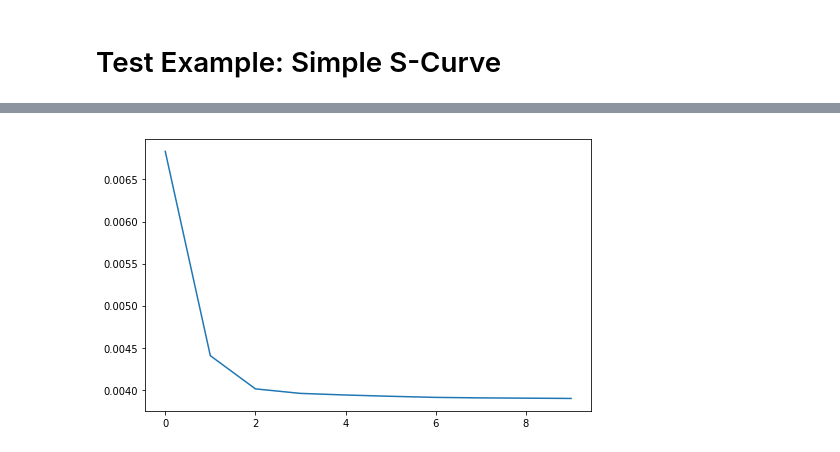
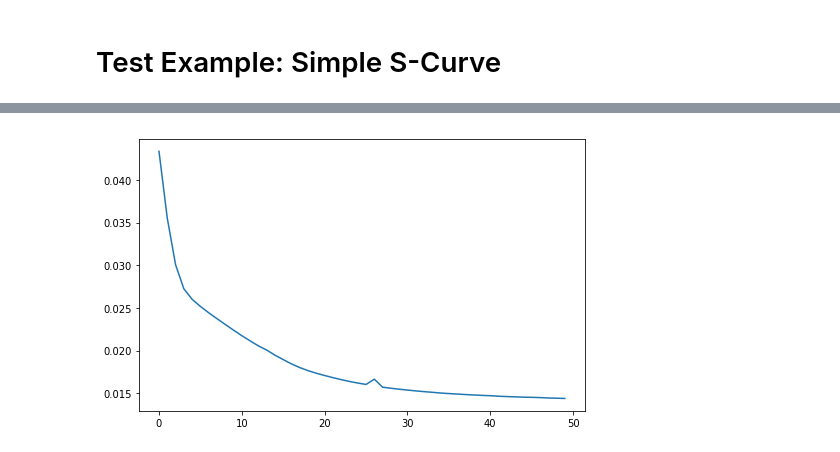
Before and after one commit to ajzhanghk/Hierarchical-Splines, a Jupyter notebook: ReLU/Hierarchical Splines - ReLU version.ipynb, the cells around one changed output, grey strips where cells are left out. Cells and saved outputs as stored; diff of their text form; code cells hidden in the pictures.

```diff
--- a/ReLU/Hierarchical Splines - ReLU version.ipynb
+++ b/ReLU/Hierarchical Splines - ReLU version.ipynb
@@ -95,14 +94,16 @@ class ReluNet():
 # %% [markdown]
 # Test Example: Simple S-Curve
 # %%
-def doppler(DataNum, noise_level):
+def S_Curve(DataNum, noise_level):
     x = np.linspace(0, 1, DataNum)
     y0 = 1/(1 + np.exp(-25*(x-0.5)))
     y = y0 + noise_level*np.random.normal(0, 1, DataNum)
     return x, y0, y
 
 DataNum = 2000
-x, y0, y = doppler(DataNum, 0.1)
+x, y0, y = S_Curve(DataNum, 0.1)
+train_x = x.reshape([-1,1])
+train_y = MinMaxScaler().fit_transform(y.reshape([-1,1]))
 plt.figure(1, figsize=(8, 5))
 plt.plot(x, y, 'o', MarkerSize=2)
 plt.plot(x, y0, color="red", LineWidth=3)
@@ -111,0 +155,16 @@ plt.show()
+# %%
+def doppler(DataNum, noise_level):
+    x = np.linspace(0, 1, DataNum)
+    y0 = np.sqrt(x*(1-x))*np.sin((2.1*np.pi)/(x+0.05))
+    y = y0 + noise_level*np.random.normal(0, 1, DataNum)
+    return x, y0, y
+
+DataNum = 2000
+x, y0, y = doppler(DataNum, 0.1)
+train_x = x.reshape([-1,1])
+train_y = MinMaxScaler().fit_transform(y.reshape([-1,1]))
+
+plt.figure(1, figsize=(8, 5))
+plt.plot(x, y, 'o', MarkerSize=2)
+plt.plot(x, y0, color="red", LineWidth=3)
+plt.show()
@@ -112,7 +173,7 @@ plt.show()
 # %%
 X = x.reshape([-1,1])
 Y = y.reshape([-1,1])
-nnpar = [20, 2]
-model = ReluNet(hidden_num = nnpar, batch_size = 100, training_epochs = 1000, learning_rate= 0.001)
-train_y, pred_train = model.train(Y)
+nnpar = [40, 4]
+model = ReluNet(hidden_num = nnpar, batch_size = 500, training_epochs = 5000, learning_rate= 0.001)
+pred_train = model.train(train_x, train_y)
 # %% [output]
@@ -129,4 +197,4 @@ Epoch  1000  Loss: [0.0038983335]
-[figure, old version]
+[figure, new version]
 # %%
 plt.figure(1, figsize=(8, 5))
 plt.plot(train_y, '.', MarkerSize=3)
```
Also changed, not shown: parts of 15 cells of this notebook, 3 other files.
